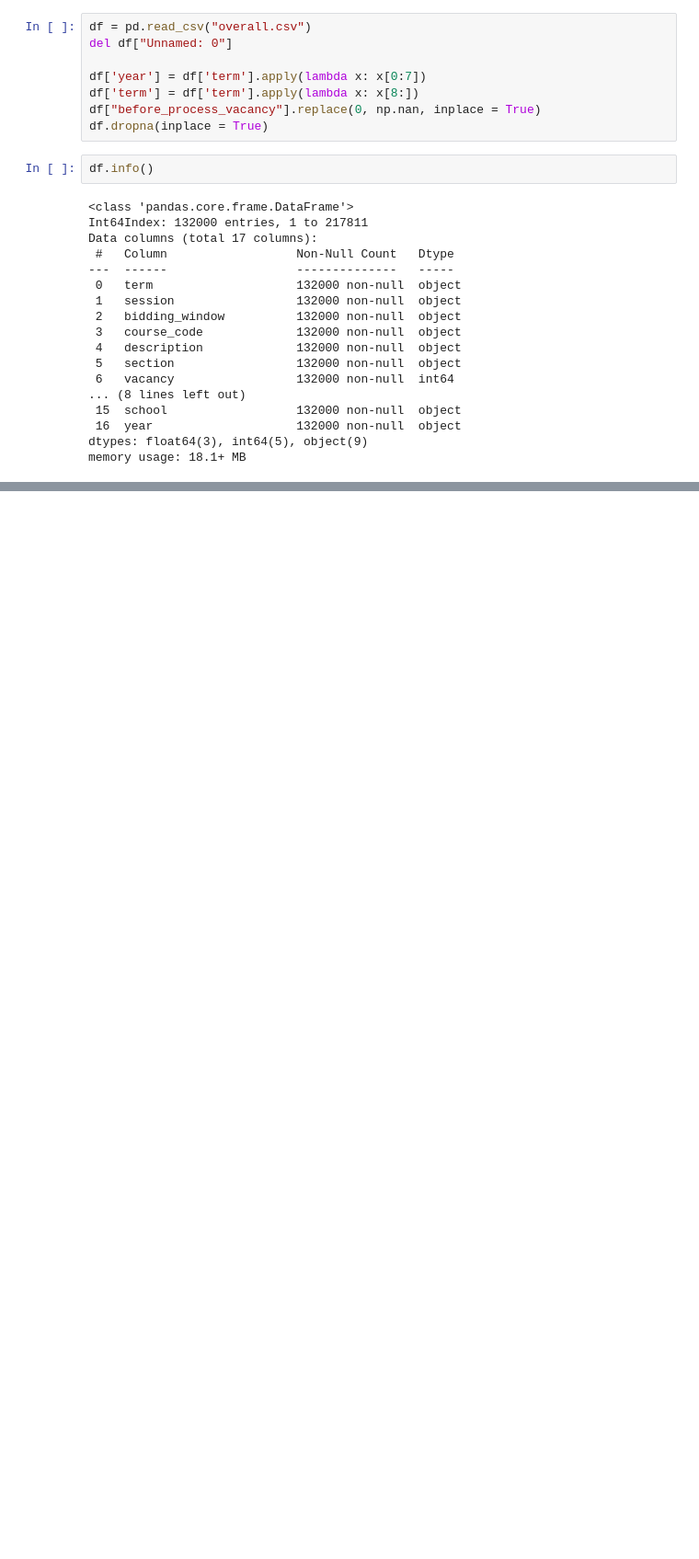
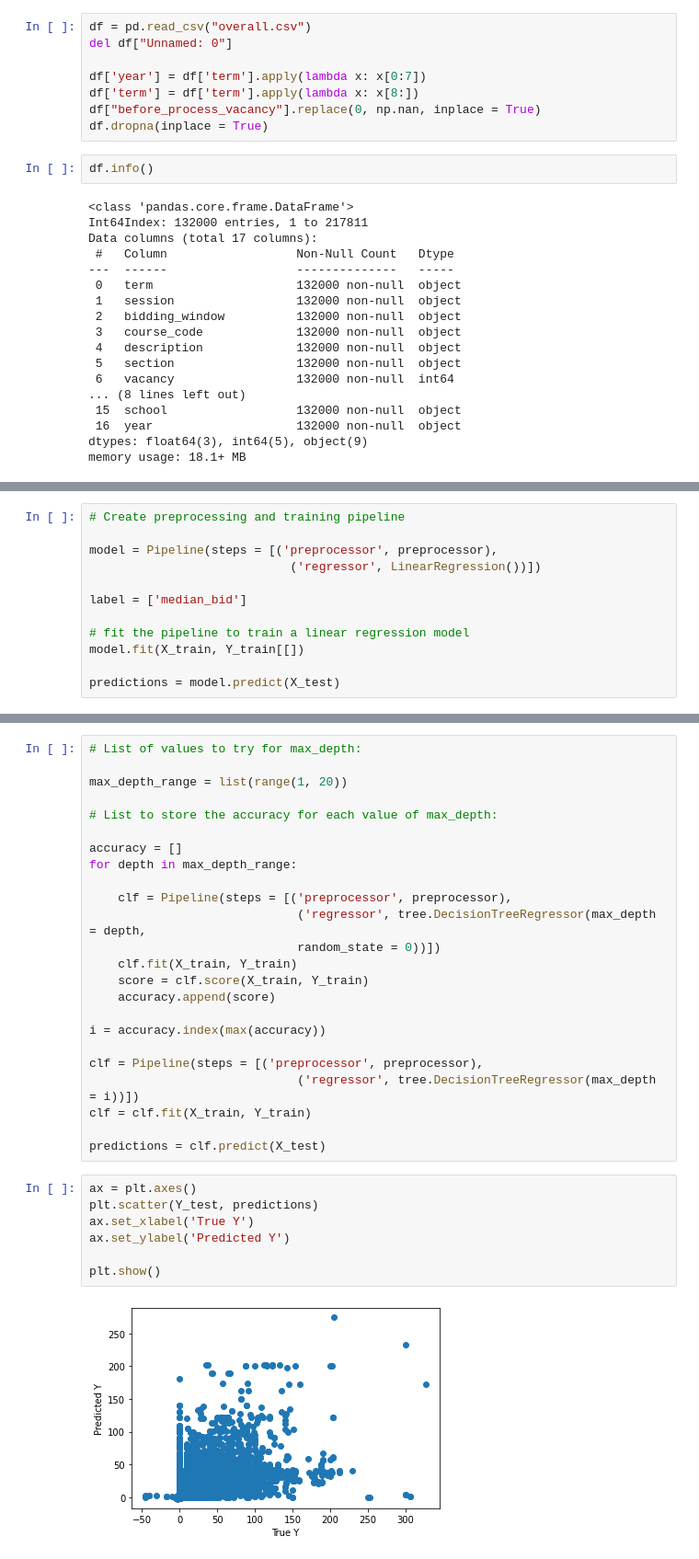
Before and after one commit to JET2001/boss, a Jupyter notebook: analysis.ipynb, the cells around one changed output, grey strips where cells are left out. Shown at 92% size. Cells and saved outputs as stored; diff of their text form; blank space fills up the shorter version.

```diff
--- a/analysis.ipynb
+++ b/analysis.ipynb
@@ -291,0 +137,12 @@ Perr:  [1.19652402 0.00353249]
+# %%
+# Create preprocessing and training pipeline
+
+model = Pipeline(steps = [('preprocessor', preprocessor),
+                            ('regressor', LinearRegression())])
+
+label = ['median_bid']
+
+# fit the pipeline to train a linear regression model
+model.fit(X_train, Y_train[[])
+
+predictions = model.predict(X_test)
@@ -291,0 +167,33 @@ Perr:  [1.19652402 0.00353249]
+# %%
+# List of values to try for max_depth:
+
+max_depth_range = list(range(1, 20))
+
+# List to store the accuracy for each value of max_depth:
+
+accuracy = []
+for depth in max_depth_range:
+
+    clf = Pipeline(steps = [('preprocessor', preprocessor),
+                             ('regressor', tree.DecisionTreeRegressor(max_depth = depth,
+                             random_state = 0))])
+    clf.fit(X_train, Y_train)
+    score = clf.score(X_train, Y_train)
+    accuracy.append(score)
+
+i = accuracy.index(max(accuracy))
+
+clf = Pipeline(steps = [('preprocessor', preprocessor),
+                             ('regressor', tree.DecisionTreeRegressor(max_depth = i))])
+clf = clf.fit(X_train, Y_train)
+
+predictions = clf.predict(X_test)
+# %%
+ax = plt.axes()
+plt.scatter(Y_test, predictions)
+ax.set_xlabel('True Y')
+ax.set_ylabel('Predicted Y')
+
+plt.show()
+# %% [output]
+[figure, added]
```
Also changed, not shown: parts of 68 cells of this notebook.
